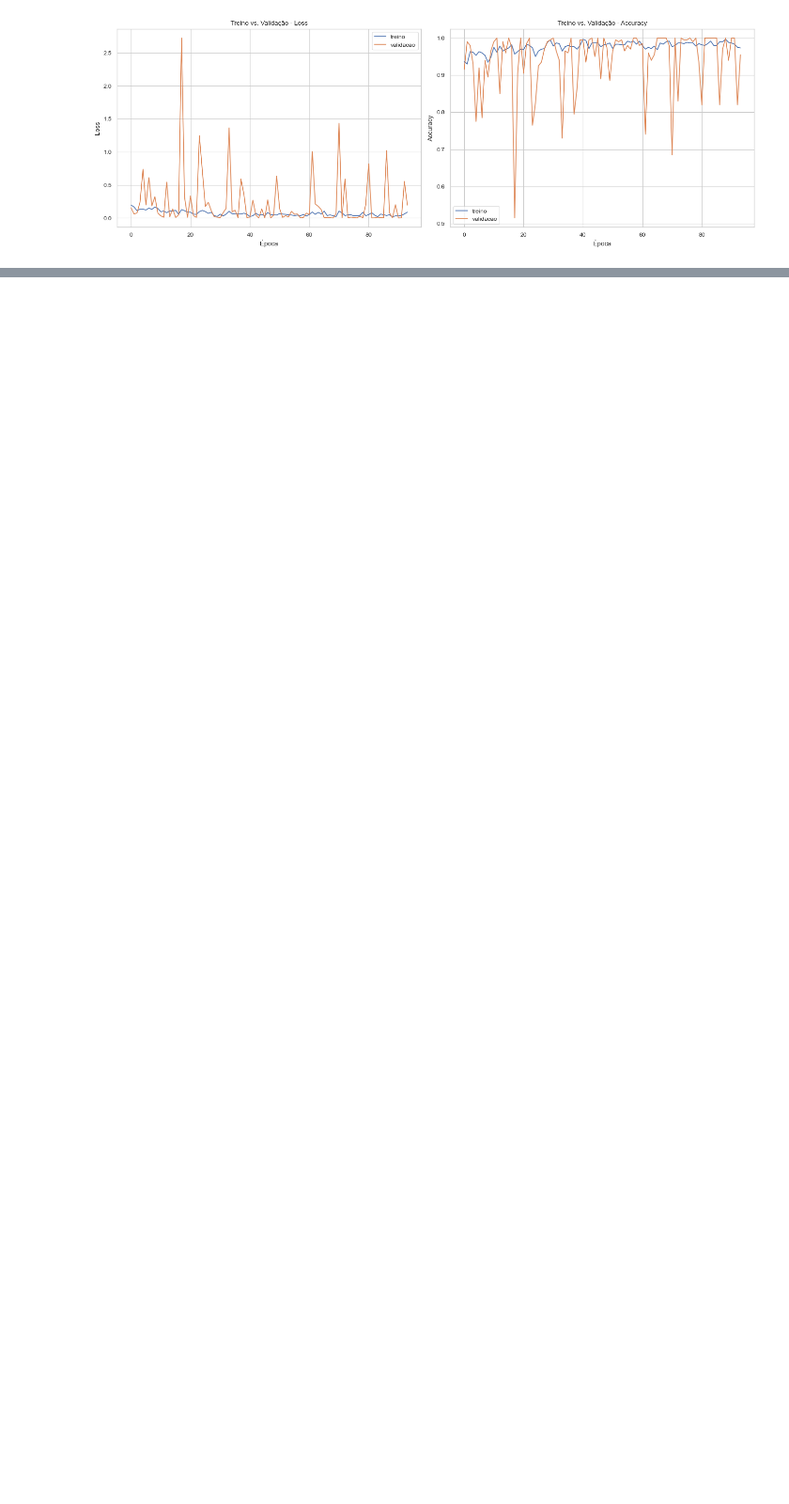
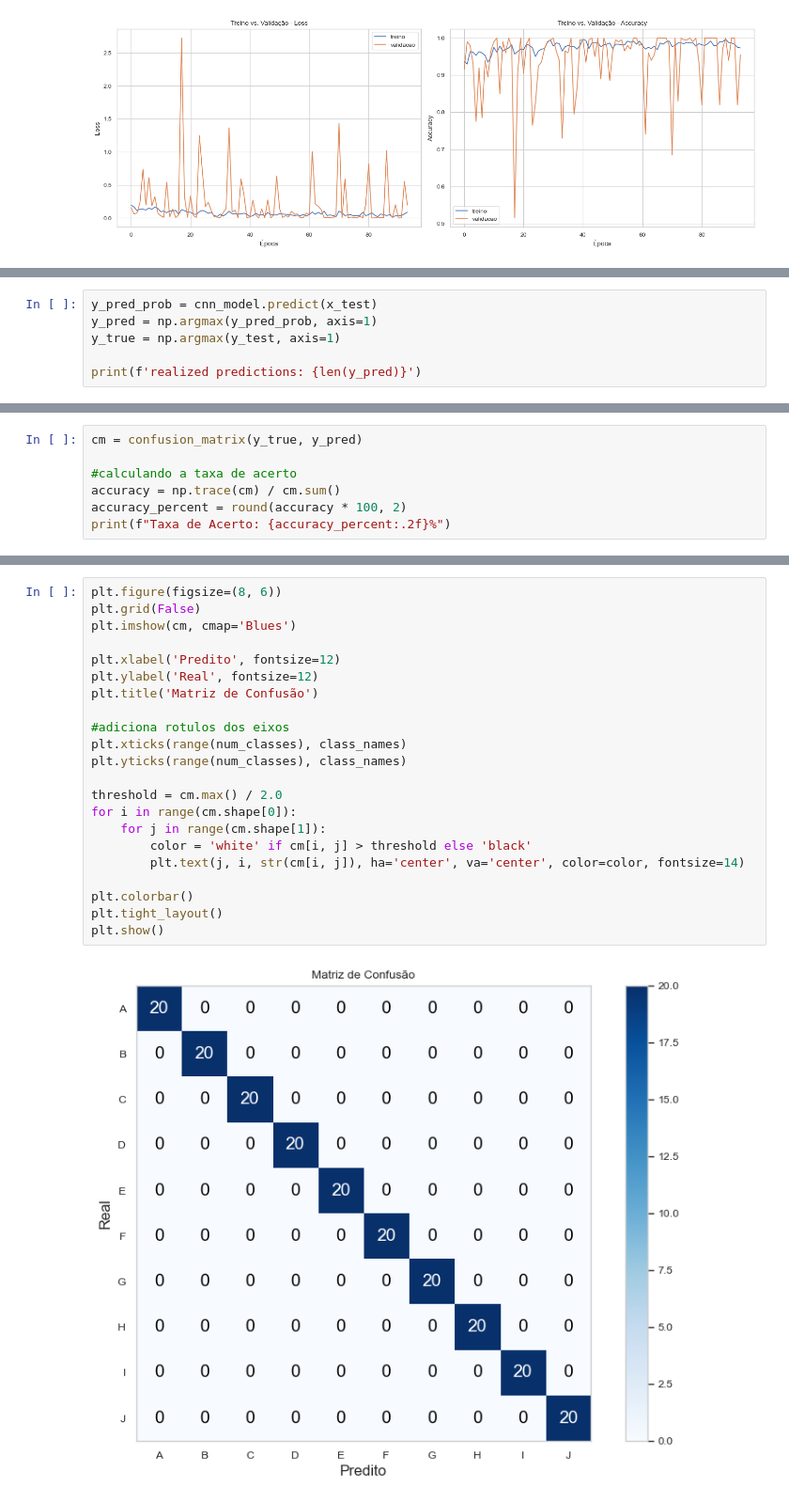
Before and after one commit to eulergomees/cnn_sign_language, a Jupyter notebook: cnn_sign_language.ipynb, the cells around one changed output, grey strips where cells are left out. Shown at 94% size. Cells and saved outputs as stored; diff of their text form; blank space fills up the shorter version.

Commit message:
feat: testing predictions

```diff
--- a/cnn_sign_language.ipynb
+++ b/cnn_sign_language.ipynb
@@ -715,0 +720,6 @@ plt.show()
+# %%
+y_pred_prob = cnn_model.predict(x_test)
+y_pred = np.argmax(y_pred_prob, axis=1)
+y_true = np.argmax(y_test, axis=1)
+
+print(f'realized predictions: {len(y_pred)}')
@@ -715,0 +731,7 @@ plt.show()
+# %%
+cm = confusion_matrix(y_true, y_pred)
+
+#calculando a taxa de acerto
+accuracy = np.trace(cm) / cm.sum()
+accuracy_percent = round(accuracy * 100, 2)
+print(f"Taxa de Acerto: {accuracy_percent:.2f}%")
@@ -715,0 +740,24 @@ plt.show()
+# %%
+plt.figure(figsize=(8, 6))
+plt.grid(False)
+plt.imshow(cm, cmap='Blues')
+
+plt.xlabel('Predito', fontsize=12)
+plt.ylabel('Real', fontsize=12)
+plt.title('Matriz de Confusão')
+
+#adiciona rotulos dos eixos
+plt.xticks(range(num_classes), class_names)
+plt.yticks(range(num_classes), class_names)
+
+threshold = cm.max() / 2.0
+for i in range(cm.shape[0]):
+    for j in range(cm.shape[1]):
+        color = 'white' if cm[i, j] > threshold else 'black'
+        plt.text(j, i, str(cm[i, j]), ha='center', va='center', color=color, fontsize=14)
+
+plt.colorbar()
+plt.tight_layout()
+plt.show()
+# %% [output]
+[figure, added]
```
Also changed, not shown: parts of 7 cells of this notebook.
